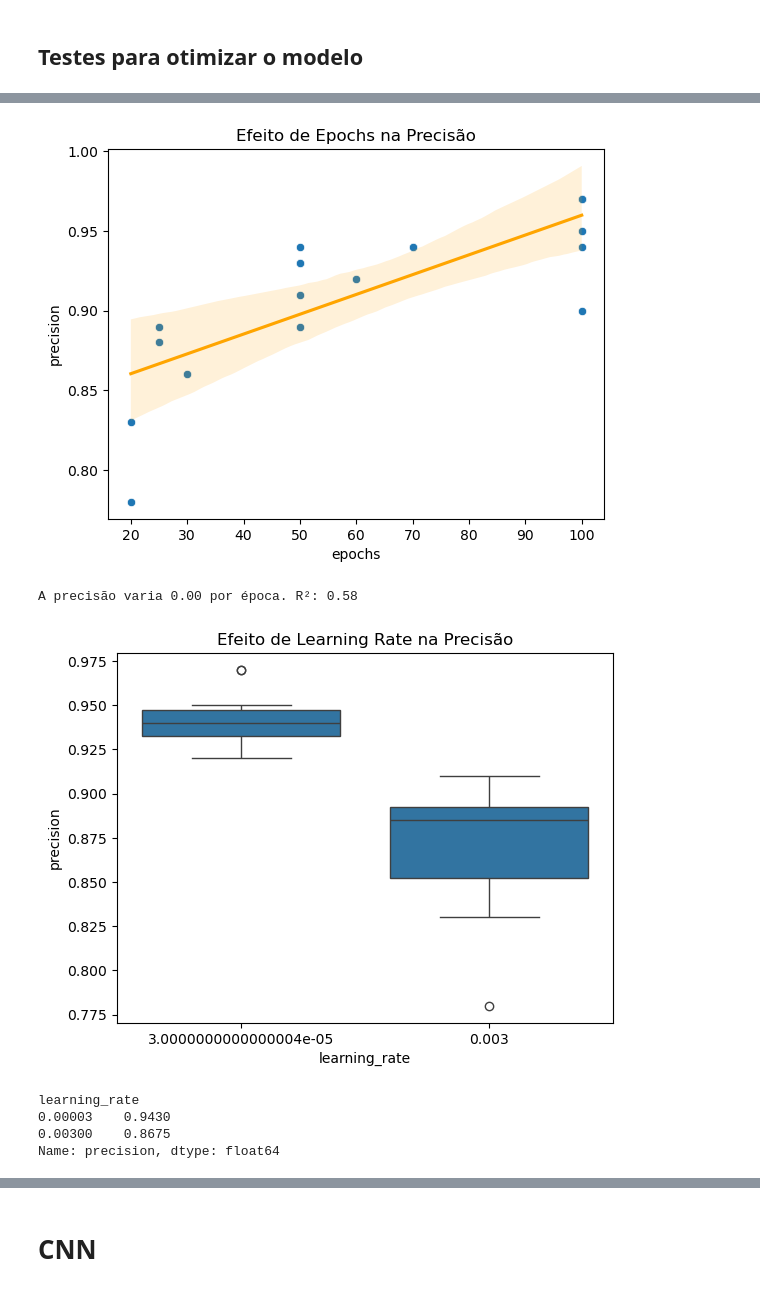
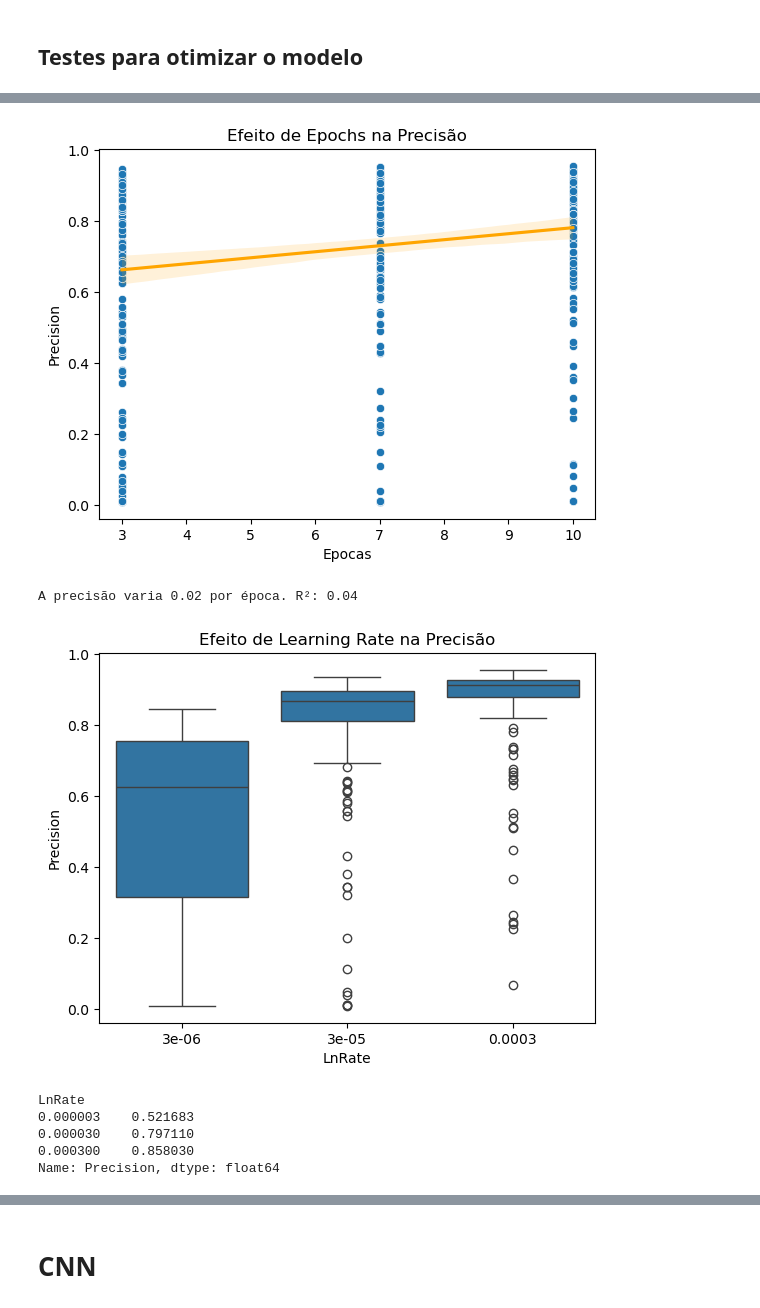
Before and after one commit to Erickllino/Projeto-IF702, a Jupyter notebook: 1o-MiniProjeto/main.ipynb, the cells around one changed output, grey strips where cells are left out. Cells and saved outputs as stored; diff of their text form; code cells hidden in the pictures.

```diff
--- a/1o-MiniProjeto/main.ipynb
+++ b/1o-MiniProjeto/main.ipynb
@@ -281,0 +194,3 @@ df
+# %%
+df = pd.read_excel('data/MLP_data_complete_1977246.xlsx')
+df.head()
@@ -300,23 +223,24 @@ sns.heatmap(pivot_table, annot=True, cmap="coolwarm")
 
 from scipy.stats import linregress
 
-sns.scatterplot(data=df, x="epochs", y="precision")
-sns.regplot(data=df, x="epochs", y="precision", scatter=False, color="orange")
+sns.scatterplot(data=df, x="Epocas", y="Precision")
+sns.regplot(data=df, x="Epocas", y="Precision", scatter=False, color="orange")
 plt.title("Efeito de Epochs na Precisão")
 plt.show()
-slope, intercept, r_value, p_value, std_err = linregress(df['epochs'], df['precision'])
+slope, intercept, r_value, p_value, std_err = linregress(df['Epocas'], df['Precision'])
 print(f"A precisão varia {slope:.2f} por época. R²: {r_value**2:.2f}")
 # %% [output]
-[figure, old version]
+[figure, new version]
-A precisão varia 0.00 por época. R²: 0.58
+A precisão varia 0.02 por época. R²: 0.04
 # %%
-sns.boxplot(data=df, x="learning_rate", y="precision")
+sns.boxplot(data=df, x="LnRate", y="Precision")
 plt.title("Efeito de Learning Rate na Precisão")
 plt.show()
-print(df.groupby("learning_rate")["precision"].mean())
+print(df.groupby("LnRate")["Precision"].mean())
 # %% [output]
-[figure, old version]
+[figure, new version]
-learning_rate
-0.00003    0.9430
-0.00300    0.8675
-Name: precision, dtype: float64
+LnRate
+0.000003    0.521683
+0.000030    0.797110
+0.000300    0.858030
+Name: Precision, dtype: float64
```
Also changed, not shown: parts of 29 cells of this notebook.
